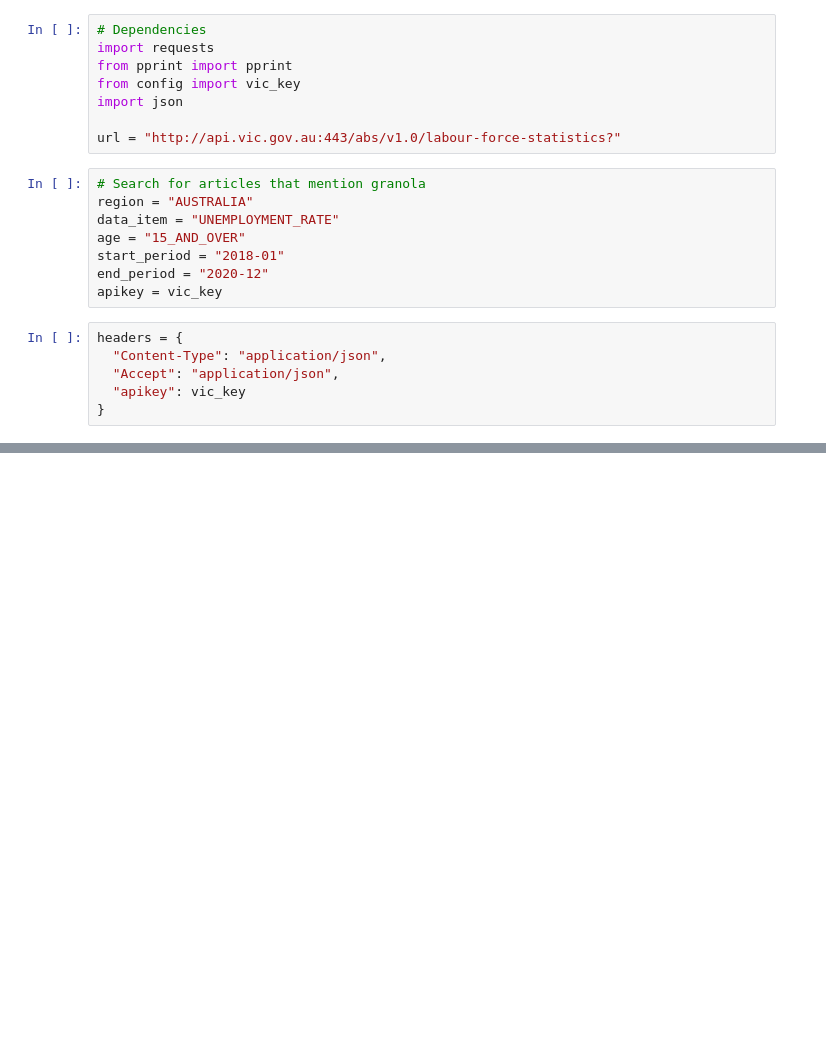
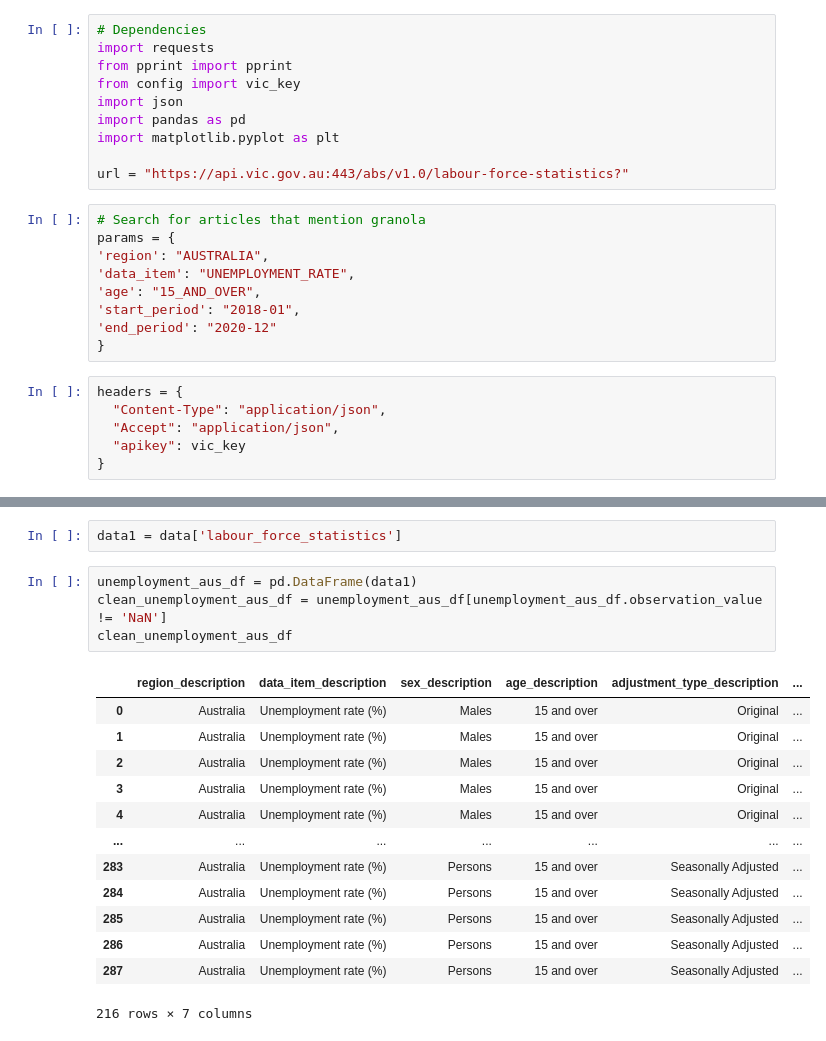
Before and after one commit to NEXTSLIM/A-Short-Outline-of-Unemployment-in-Australia-2018-2021, a Jupyter notebook: Vic_Unemployment_Data.ipynb, the cells around one changed output, grey strips where cells are left out. Drawn from its saved outputs; the diff is of its cells as text; blank space fills up the shorter version.

```diff
--- a/Vic_Unemployment_Data.ipynb
+++ b/Vic_Unemployment_Data.ipynb
@@ -4,16 +4,19 @@ import requests
 from pprint import pprint
 from config import vic_key
 import json
+import pandas as pd
+import matplotlib.pyplot as plt
 
-url = "http://api.vic.gov.au:443/abs/v1.0/labour-force-statistics?"
+url = "https://api.vic.gov.au:443/abs/v1.0/labour-force-statistics?"
 # %%
 # Search for articles that mention granola
-region = "AUSTRALIA"
-data_item = "UNEMPLOYMENT_RATE"
-age = "15_AND_OVER"
-start_period = "2018-01"
-end_period = "2020-12"
-apikey = vic_key
+params = {
+'region': "AUSTRALIA",
+'data_item': "UNEMPLOYMENT_RATE",
+'age': "15_AND_OVER",
+'start_period': "2018-01",
+'end_period': "2020-12"
+}
 # %%
 headers = {
   "Content-Type": "application/json",
@@ -37,0 +50,20 @@ ConnectionError: ('Connection aborted.', ConnectionResetError(54, 'Connection re
+# %%
+data1 = data['labour_force_statistics']
+# %%
+unemployment_aus_df = pd.DataFrame(data1)
+clean_unemployment_aus_df = unemployment_aus_df[unemployment_aus_df.observation_value != 'NaN']
+clean_unemployment_aus_df
+# %% [output]
+|  | region_description | data_item_description | sex_description | age_description | adjustment_type_description | ... |
+| 0 | Australia | Unemployment rate (%) | Males | 15 and over | Original | ... |
+| 1 | Australia | Unemployment rate (%) | Males | 15 and over | Original | ... |
+| 2 | Australia | Unemployment rate (%) | Males | 15 and over | Original | ... |
+| 3 | Australia | Unemployment rate (%) | Males | 15 and over | Original | ... |
+| 4 | Australia | Unemployment rate (%) | Males | 15 and over | Original | ... |
+| ... | ... | ... | ... | ... | ... | ... |
+| 283 | Australia | Unemployment rate (%) | Persons | 15 and over | Seasonally Adjusted | ... |
+| 284 | Australia | Unemployment rate (%) | Persons | 15 and over | Seasonally Adjusted | ... |
+| 285 | Australia | Unemployment rate (%) | Persons | 15 and over | Seasonally Adjusted | ... |
+| 286 | Australia | Unemployment rate (%) | Persons | 15 and over | Seasonally Adjusted | ... |
+| 287 | Australia | Unemployment rate (%) | Persons | 15 and over | Seasonally Adjusted | ... |
+216 rows × 7 columns
```
Also changed, not shown: parts of 7 cells of this notebook.
